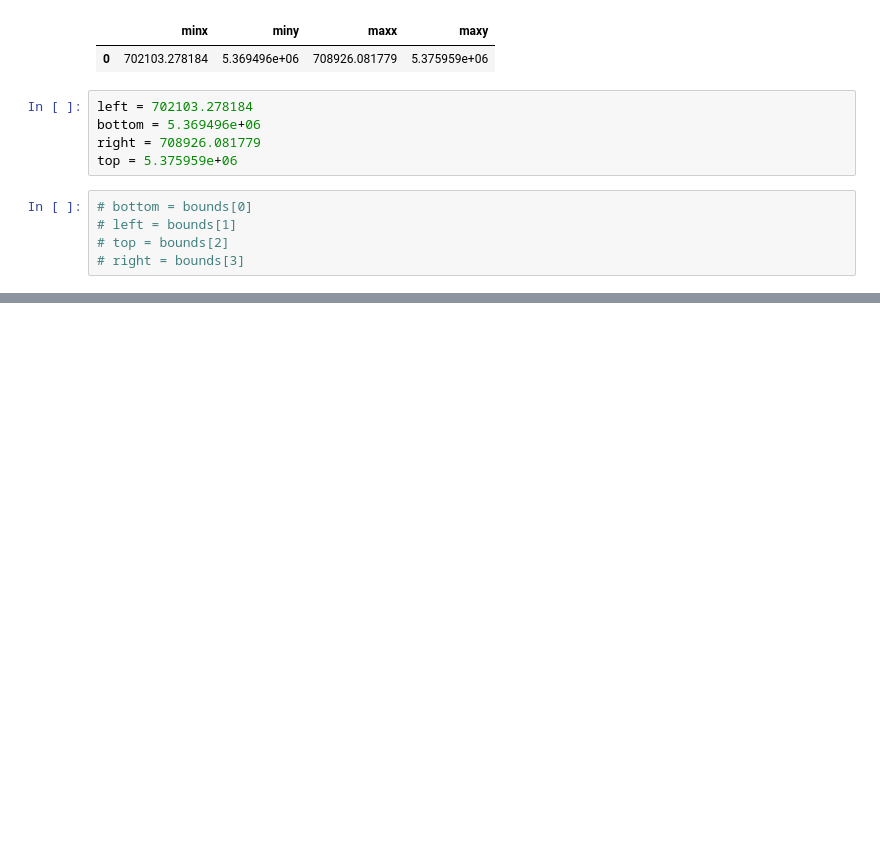
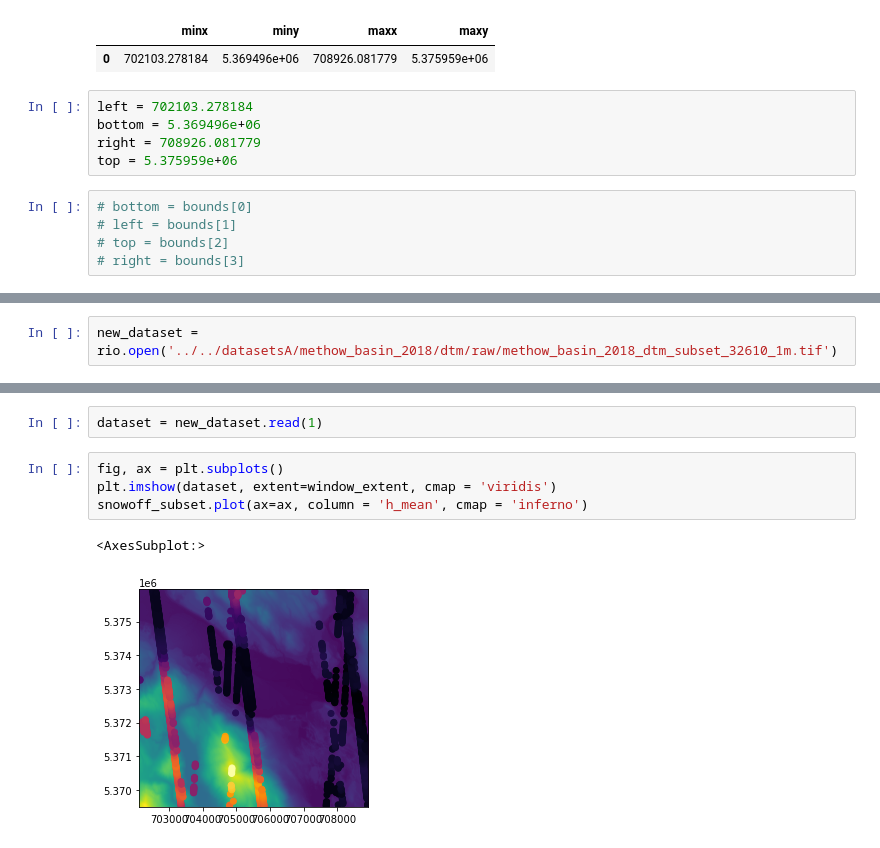
Before and after one commit to bessoh2/icesat2_sr, a Jupyter notebook: notebooks/Subset_pointcloud.ipynb, the cells around one changed output, grey strips where cells are left out. Saved outputs shown, nothing was run; the diff lists cells and outputs as text; blank space fills up the shorter version.

```diff
--- a/notebooks/Subset_pointcloud.ipynb
+++ b/notebooks/Subset_pointcloud.ipynb
@@ -192,0 +212,2 @@ AttributeError: 'DatasetReader' object has no attribute 'dtype'
+# %%
+new_dataset = rio.open('../../datasetsA/methow_basin_2018/dtm/raw/methow_basin_2018_dtm_subset_32610_1m.tif')
@@ -192,0 +226,9 @@ AttributeError: 'DatasetReader' object has no attribute 'dtype'
+# %%
+dataset = new_dataset.read(1)
+# %%
+fig, ax = plt.subplots()
+plt.imshow(dataset, extent=window_extent, cmap = 'viridis')
+snowoff_subset.plot(ax=ax, column = 'h_mean', cmap = 'inferno')
+# %% [output]
+<AxesSubplot:>
+[figure, added]
```
Also changed, not shown: parts of 22 cells of this notebook, 2 other files.
